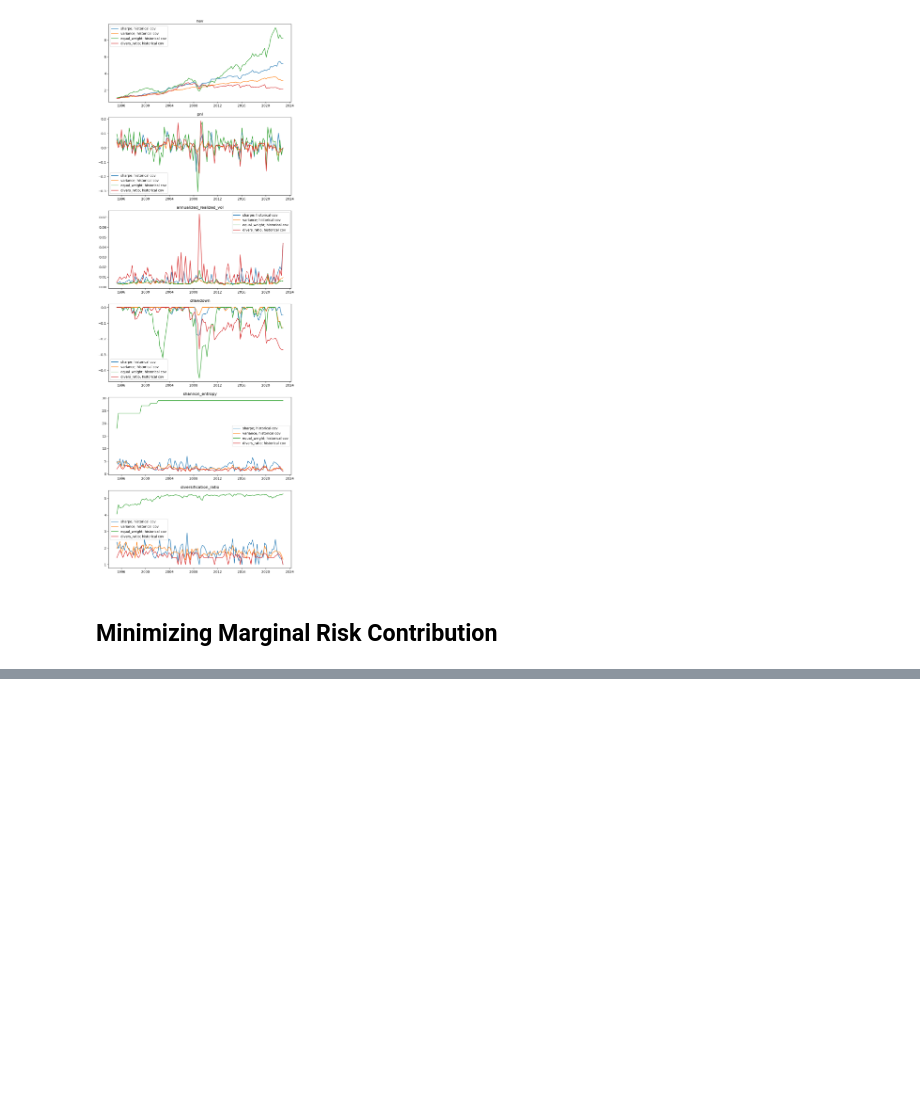
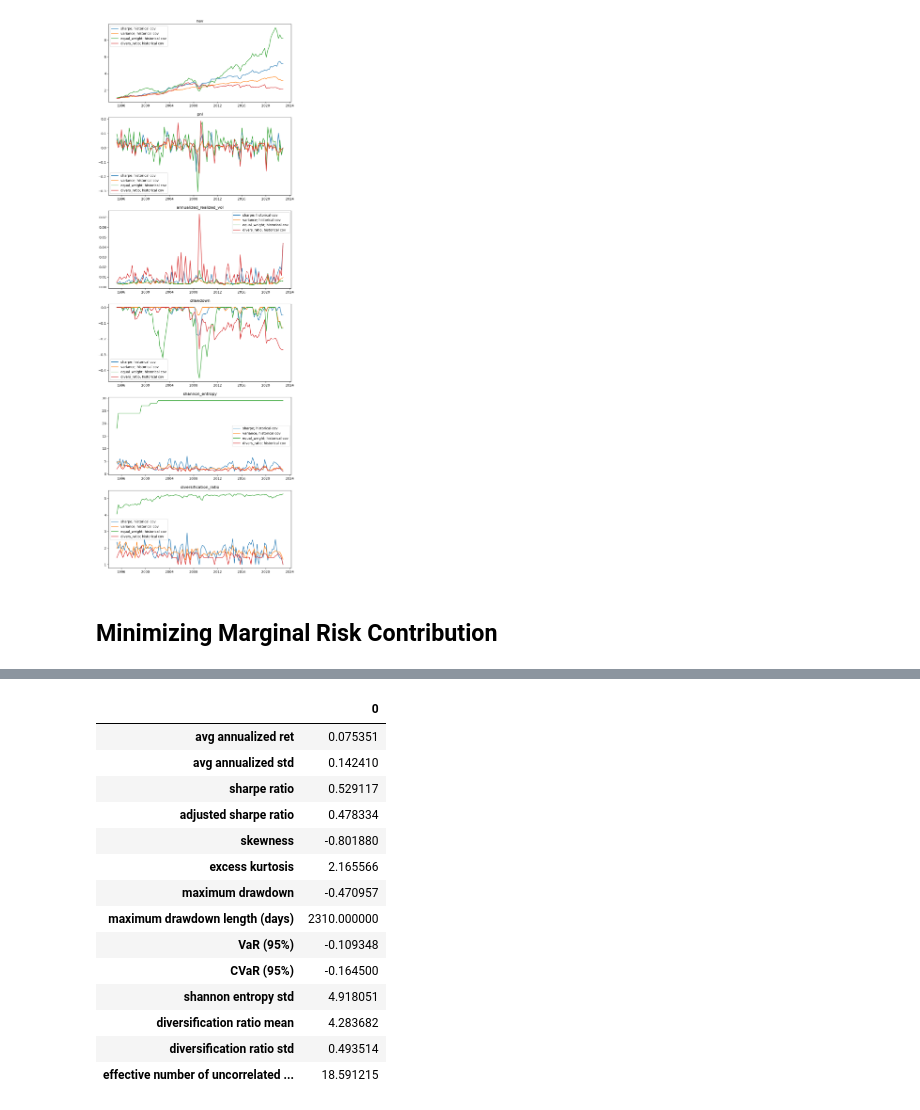
Before and after one commit to Xuanfu-lab/230ZA_Project, a Jupyter notebook: portfolio_opmization_main_framwork.ipynb, the cells around one changed output, grey strips where cells are left out. Saved outputs shown, nothing was run; the diff lists cells and outputs as text; code cells hidden in the pictures; blank space fills up the shorter version.

```diff
--- a/portfolio_opmization_main_framwork.ipynb
+++ b/portfolio_opmization_main_framwork.ipynb
@@ -477,0 +634,18 @@ display_backtest_results(loss_func_names, cov_est_methods)
+# %%
+comparison_table([LSTM_result])
+# %% [output]
+|  | 0 |
+| avg annualized ret | 0.075351 |
+| avg annualized std | 0.142410 |
+| sharpe ratio | 0.529117 |
+| adjusted sharpe ratio | 0.478334 |
+| skewness | -0.801880 |
+| excess kurtosis | 2.165566 |
+| maximum drawdown | -0.470957 |
+| maximum drawdown length (days) | 2310.000000 |
+| VaR (95%) | -0.109348 |
+| CVaR (95%) | -0.164500 |
+| shannon entropy std | 4.918051 |
+| diversification ratio mean | 4.283682 |
+| diversification ratio std | 0.493514 |
+| effective number of uncorrelated ... | 18.591215 |
```
Also changed, not shown: parts of 17 cells of this notebook.
